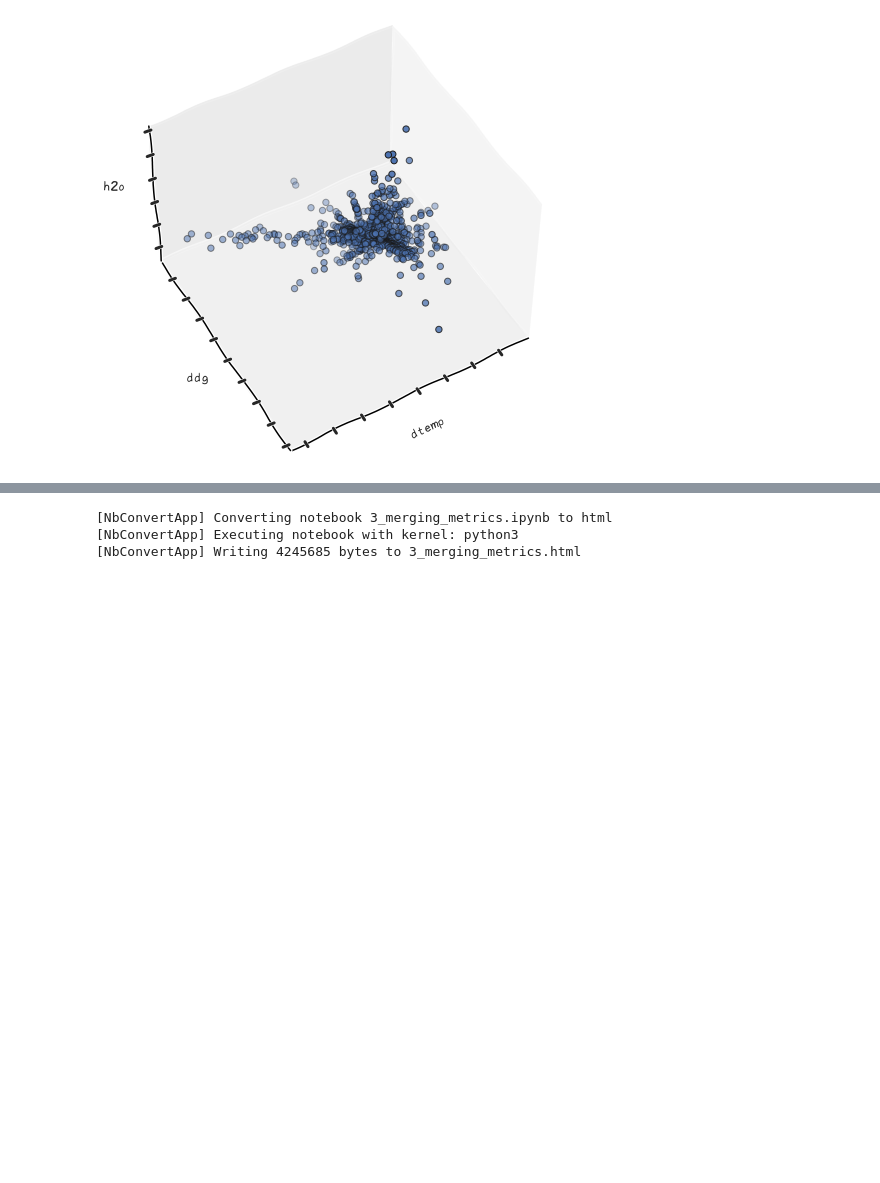
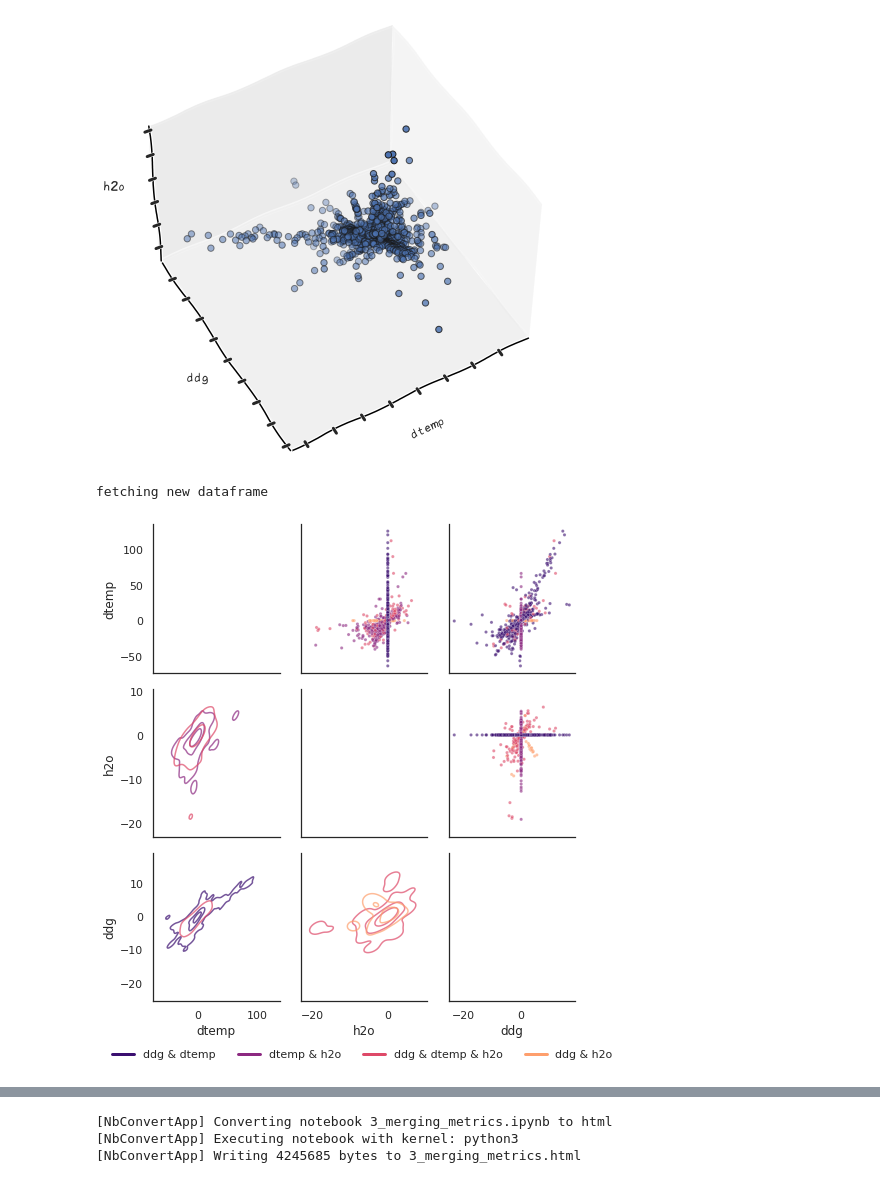
Before and after one commit to lkndl/mapra, a Jupyter notebook: mapra/2_dataset_explo.ipynb, the cells around one changed output, grey strips where cells are left out. Drawn from its saved outputs; the diff is of its cells as text; code cells hidden in the pictures; blank space fills up the shorter version.

```diff
--- a/mapra/2_dataset_explo.ipynb
+++ b/mapra/2_dataset_explo.ipynb
@@ -186,0 +151,4 @@ fit(X, y, sample_weight=None) method of sklearn.linear_model._logistic.LogisticR
+# %%
+importlib.reload(prep)
+data = prep.dataset(wd)
+data.calc()
@@ -241,6 +197,32 @@ with plt.xkcd():
     ax.w_zaxis.set_ticklabels([])
 # %% [output]
 [figure]
+# %%
+# unify all three measurements: -> try to plot nicely in 2D
+
+importlib.reload(prep)
+df = data.dataframe_remerged()
+
+# reorder rows randomly
+df = df.reindex(np.random.permutation(df.index))
+
+df = df[['dtemp', 'h2o', 'ddg', 'desc']]
+g = sns.PairGrid(df, hue='desc', palette='magma', aspect=1, diag_sharey=False)
+
+g.map_upper(sns.scatterplot, s=10, alpha=.6)
+g.map_lower(sns.kdeplot, alpha=.7, levels=4)
+##g.map_diag(sns.histplot, multiple='dodge', element='step')
+#g.map_diag(sns.kdeplot, lw=2)
+g.add_legend(title='', adjust_subtitles=True, bbox_to_anchor=(.55, -.01), ncol=4)
+[l.set_linewidth(3) for l in g.legend.legendHandles]
+#relabel(g.legend)
+
+wd = Path('.').resolve().parent
+(wd / 'plots').mkdir(parents=True, exist_ok=True)
+g.savefig(wd / 'plots' / 'merging_metrics.png', dpi=300)
+# %% [output]
+fetching new dataframe
+[figure, added]
 # %%
 import plotly.express as px
 fig = px.scatter_3d(df, x='dtemp', y='ddg', z='h2o', color='desc', template='simple_white')
```
Also changed, not shown: parts of 13 cells of this notebook, 3 other files.
